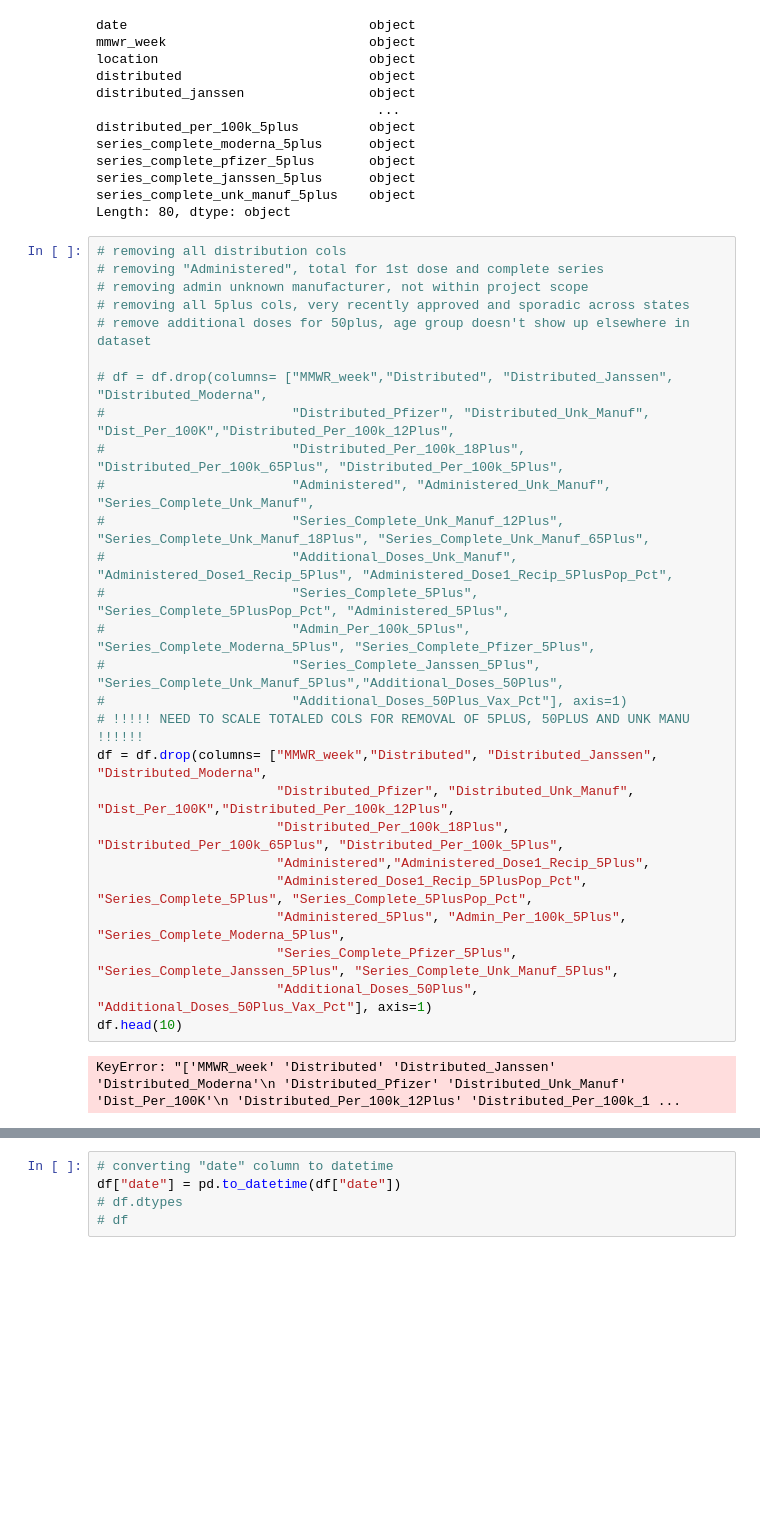
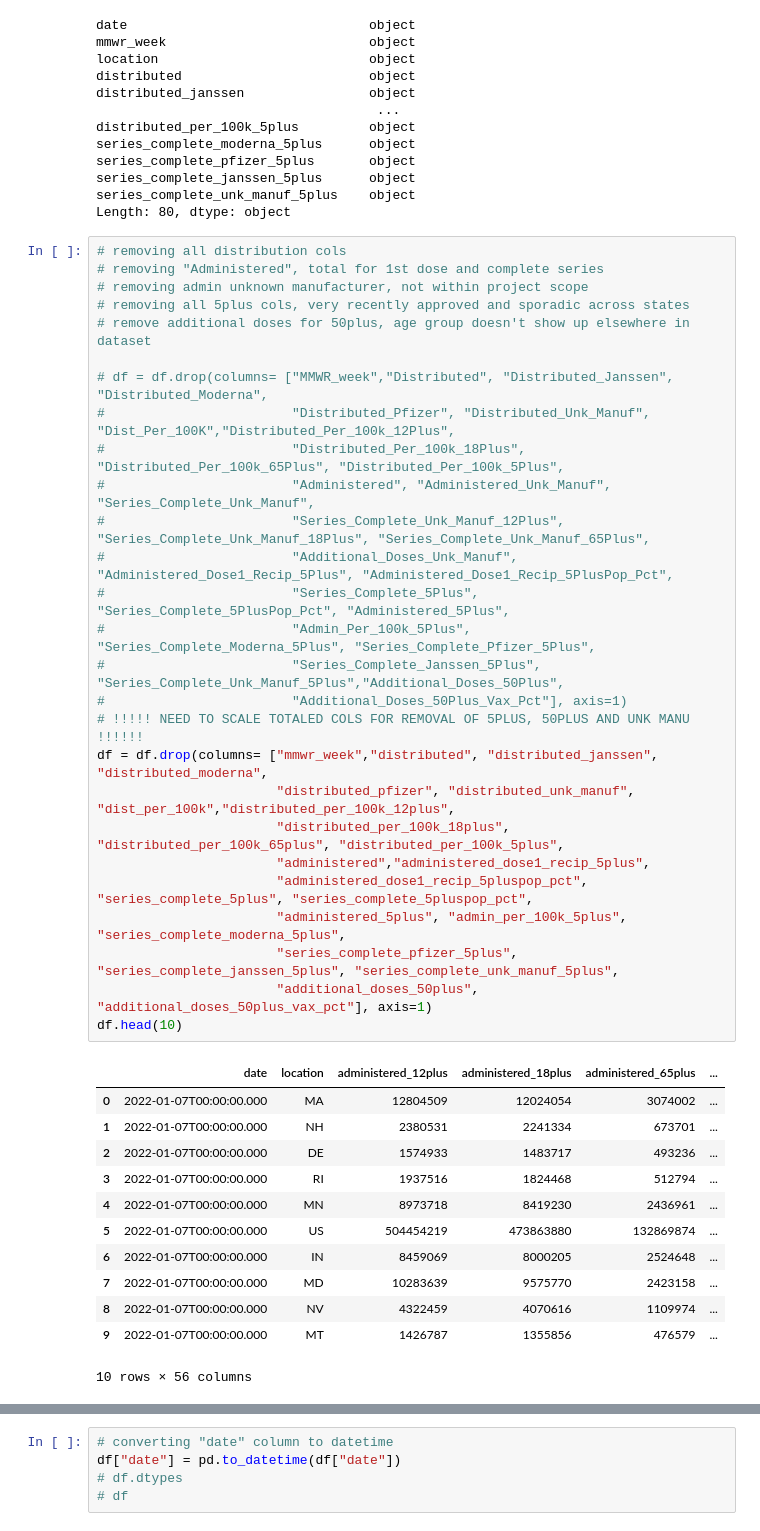
Before and after one commit to shinaolaatoro/ds4a-team55, a Jupyter notebook: state_vax_eda.ipynb, the cells around one changed output, grey strips where cells are left out. Drawn from its saved outputs; the diff is of its cells as text; blank space fills up the shorter version.

```diff
--- a/state_vax_eda.ipynb
+++ b/state_vax_eda.ipynb
@@ -49,29 +49,40 @@ Length: 80, dtype: object
 # %%
 # removing all distribution cols
 # removing "Administered", total for 1st dose and complete series
 # removing admin unknown manufacturer, not within project scope
 # removing all 5plus cols, very recently approved and sporadic across states
 # remove additional doses for 50plus, age group doesn't show up elsewhere in dataset
 
 # df = df.drop(columns= ["MMWR_week","Distributed", "Distributed_Janssen", "Distributed_Moderna",
 #                        "Distributed_Pfizer", "Distributed_Unk_Manuf", "Dist_Per_100K","Distributed_Per_100k_12Plus",
 #                        "Distributed_Per_100k_18Plus", "Distributed_Per_100k_65Plus", "Distributed_Per_100k_5Plus",
 #                        "Administered", "Administered_Unk_Manuf", "Series_Complete_Unk_Manuf",
 #                        "Series_Complete_Unk_Manuf_12Plus", "Series_Complete_Unk_Manuf_18Plus", "Series_Complete_Unk_Manuf_65Plus",
 #                        "Additional_Doses_Unk_Manuf", "Administered_Dose1_Recip_5Plus", "Administered_Dose1_Recip_5PlusPop_Pct",
 #                        "Series_Complete_5Plus", "Series_Complete_5PlusPop_Pct", "Administered_5Plus",
 #                        "Admin_Per_100k_5Plus", "Series_Complete_Moderna_5Plus", "Series_Complete_Pfizer_5Plus",
 #                        "Series_Complete_Janssen_5Plus", "Series_Complete_Unk_Manuf_5Plus","Additional_Doses_50Plus",
 #                        "Additional_Doses_50Plus_Vax_Pct"], axis=1)
 # !!!!! NEED TO SCALE TOTALED COLS FOR REMOVAL OF 5PLUS, 50PLUS AND UNK MANU !!!!!!
-df = df.drop(columns= ["MMWR_week","Distributed", "Distributed_Janssen", "Distributed_Moderna",
-                       "Distributed_Pfizer", "Distributed_Unk_Manuf", "Dist_Per_100K","Distributed_Per_100k_12Plus",
-                       "Distributed_Per_100k_18Plus", "Distributed_Per_100k_65Plus", "Distributed_Per_100k_5Plus",
-                       "Administered","Administered_Dose1_Recip_5Plus",
-                       "Administered_Dose1_Recip_5PlusPop_Pct", "Series_Complete_5Plus", "Series_Complete_5PlusPop_Pct",
-                       "Administered_5Plus", "Admin_Per_100k_5Plus", "Series_Complete_Moderna_5Plus",
-                       "Series_Complete_Pfizer_5Plus", "Series_Complete_Janssen_5Plus", "Series_Complete_Unk_Manuf_5Plus",
-                       "Additional_Doses_50Plus", "Additional_Doses_50Plus_Vax_Pct"], axis=1)
+df = df.drop(columns= ["mmwr_week","distributed", "distributed_janssen", "distributed_moderna",
+                       "distributed_pfizer", "distributed_unk_manuf", "dist_per_100k","distributed_per_100k_12plus",
+                       "distributed_per_100k_18plus", "distributed_per_100k_65plus", "distributed_per_100k_5plus",
+                       "administered","administered_dose1_recip_5plus",
+                       "administered_dose1_recip_5pluspop_pct", "series_complete_5plus", "series_complete_5pluspop_pct",
+                       "administered_5plus", "admin_per_100k_5plus", "series_complete_moderna_5plus",
+                       "series_complete_pfizer_5plus", "series_complete_janssen_5plus", "series_complete_unk_manuf_5plus",
+                       "additional_doses_50plus", "additional_doses_50plus_vax_pct"], axis=1)
 df.head(10)
 # %% [output]
+|  | date | location | administered_12plus | administered_18plus | administered_65plus | ... |
+| 0 | 2022-01-07T00:00:00.000 | MA | 12804509 | 12024054 | 3074002 | ... |
+| 1 | 2022-01-07T00:00:00.000 | NH | 2380531 | 2241334 | 673701 | ... |
+| 2 | 2022-01-07T00:00:00.000 | DE | 1574933 | 1483717 | 493236 | ... |
+| 3 | 2022-01-07T00:00:00.000 | RI | 1937516 | 1824468 | 512794 | ... |
+| 4 | 2022-01-07T00:00:00.000 | MN | 8973718 | 8419230 | 2436961 | ... |
+| 5 | 2022-01-07T00:00:00.000 | US | 504454219 | 473863880 | 132869874 | ... |
+| 6 | 2022-01-07T00:00:00.000 | IN | 8459069 | 8000205 | 2524648 | ... |
+| 7 | 2022-01-07T00:00:00.000 | MD | 10283639 | 9575770 | 2423158 | ... |
+| 8 | 2022-01-07T00:00:00.000 | NV | 4322459 | 4070616 | 1109974 | ... |
+| 9 | 2022-01-07T00:00:00.000 | MT | 1426787 | 1355856 | 476579 | ... |
-KeyError: "['MMWR_week' 'Distributed' 'Distributed_Janssen' 'Distributed_Moderna'\n 'Distributed_Pfizer' 'Distributed_Unk_Manuf' 'Dist_Per_100K'\n 'Distributed_Per_100k_12Plus' 'Distributed_Per_100k_1 ...
+10 rows × 56 columns
```
Also changed, not shown: parts of 12 cells of this notebook.
